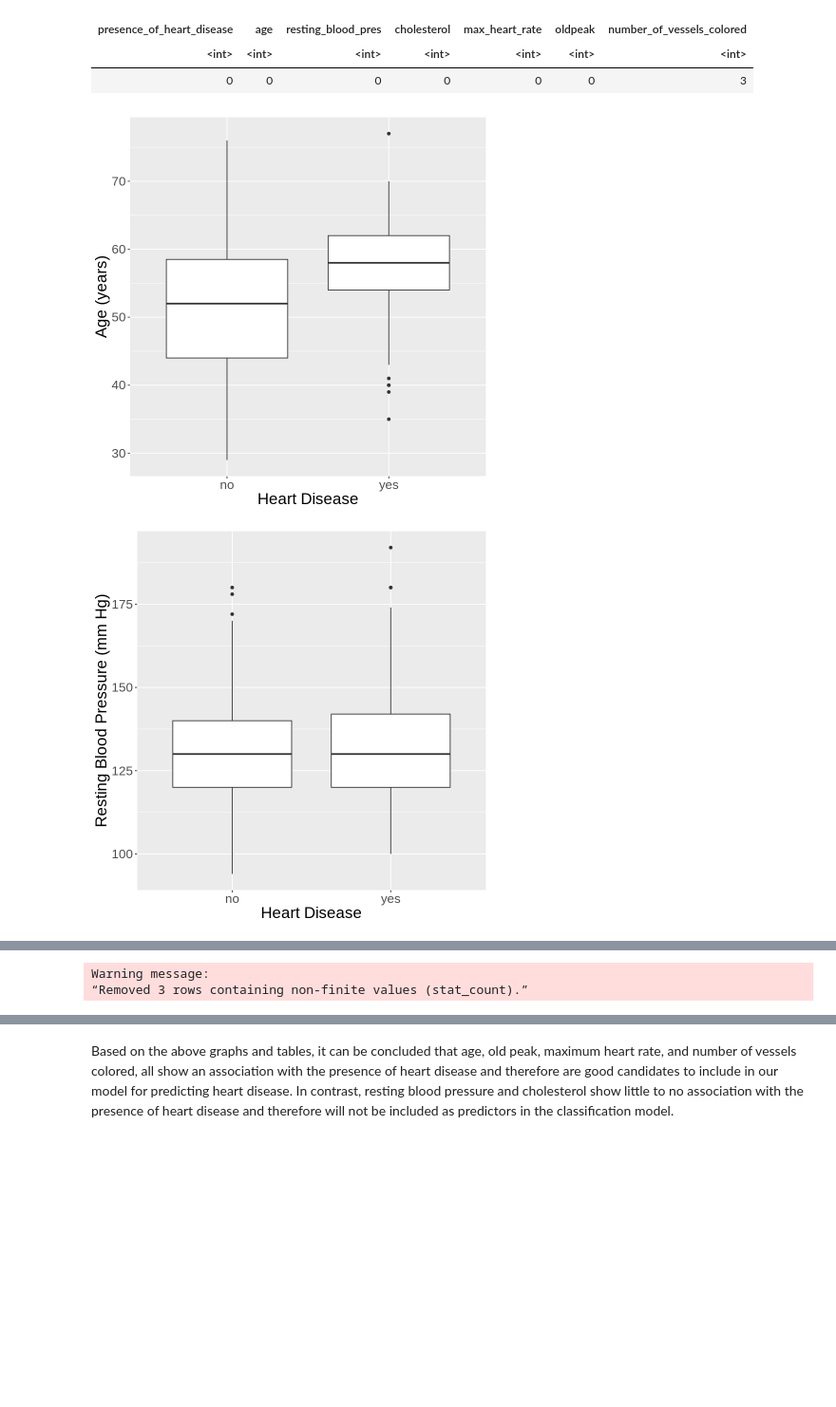
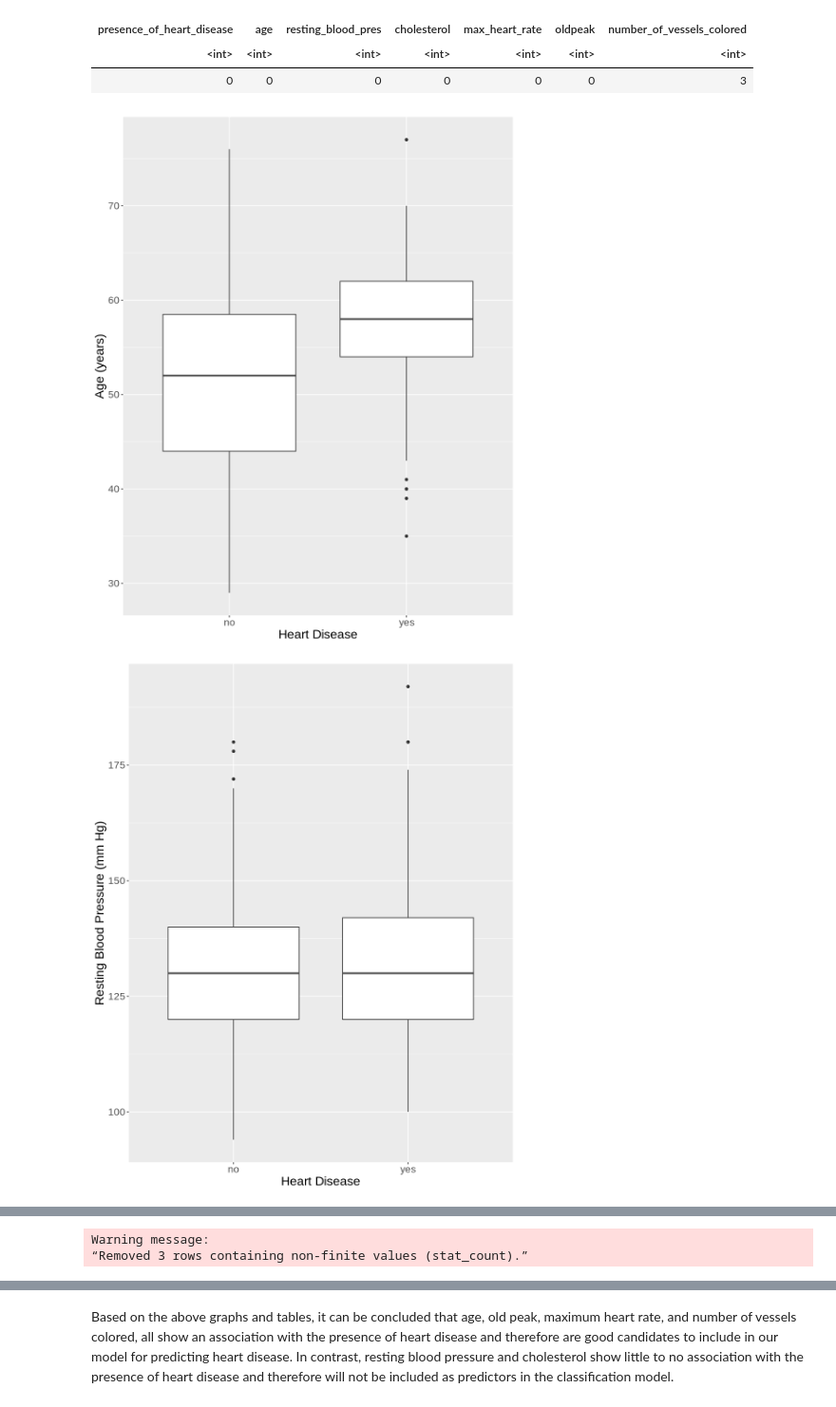
Before and after one commit to akosek4/DSCI-100-Heart-Disease-Project, a Jupyter notebook: Proposal_Rev1.ipynb, the cells around one changed output, grey strips where cells are left out. Shown: that part at 95% size. Drawn from its saved outputs; the diff is of its cells as text; code cells hidden in the pictures; blank space fills up the shorter version.

```diff
--- a/Proposal_Rev1.ipynb
+++ b/Proposal_Rev1.ipynb
@@ -156,12 +156,13 @@ A tibble: 1 × 7
 | 0 | 0 | 0 | 0 | 0 | 0 | 3 |
 # %%
 # generate box-plot visualizations
+options(repr.plot.width = 8, repr.plot.height = 10)
 age_plot <- data_training |>
     ggplot(aes(y = age, x = presence_of_heart_disease)) +
     geom_boxplot() +
     ylab("Age (years)") +
     xlab("Heart Disease") +
-    theme(text = element_text(size = 20))
+    theme(text = element_text(size = 17))
 age_plot
 
 rbp_plot <- data_training |>
@@ -169,40 +170,40 @@ rbp_plot <- data_training |>
     geom_boxplot() +
     ylab("Resting Blood Pressure (mm Hg)") +
     xlab("Heart Disease") +
-    theme(text = element_text(size = 20))
+    theme(text = element_text(size = 17))
 rbp_plot
 
 cholesterol_plot <- data_training |>
     ggplot(aes(y = cholesterol, x = presence_of_heart_disease)) +
     geom_boxplot() +
     ylab("Cholesterol (mg/dl)") +
     xlab("Heart Disease") +
-    theme(text = element_text(size = 20))
+    theme(text = element_text(size = 17))
 cholesterol_plot
 
 oldpeak_plot <- data_training |>
     ggplot(aes(y = oldpeak, x = presence_of_heart_disease)) +
     geom_boxplot() +
     ylab("Old Peak (mm)") +
     xlab("Heart Disease") +
-    theme(text = element_text(size = 20))
+    theme(text = element_text(size = 17))
 oldpeak_plot
 
 mhr_plot <- data_training |>
     ggplot(aes(y = max_heart_rate, x = presence_of_heart_disease)) +
     geom_boxplot() +
     ylab("Max. Heart Rate (BPM)") +
     xlab("Heart Disease") +
-    theme(text = element_text(size = 20))
+    theme(text = element_text(size = 17))
 mhr_plot
 
 # generate bar graph visualization
 data_vessels_plot2 <- data_training |>
     ggplot(aes(x = number_of_vessels_colored, fill = presence_of_heart_disease)) +
     geom_bar(position = "fill") +
     labs(x = "Number of Vessels Colored", y = "Frequency", fill = "Heart Disease") +
-    theme(text = element_text(size = 20))
+    theme(text = element_text(size = 17))
 data_vessels_plot2
 # %% [output]
-[figure, old version]
+[figure, new version]
-[figure, old version]
+[figure, new version]
```
Also changed, not shown: parts of 3 cells of this notebook.
